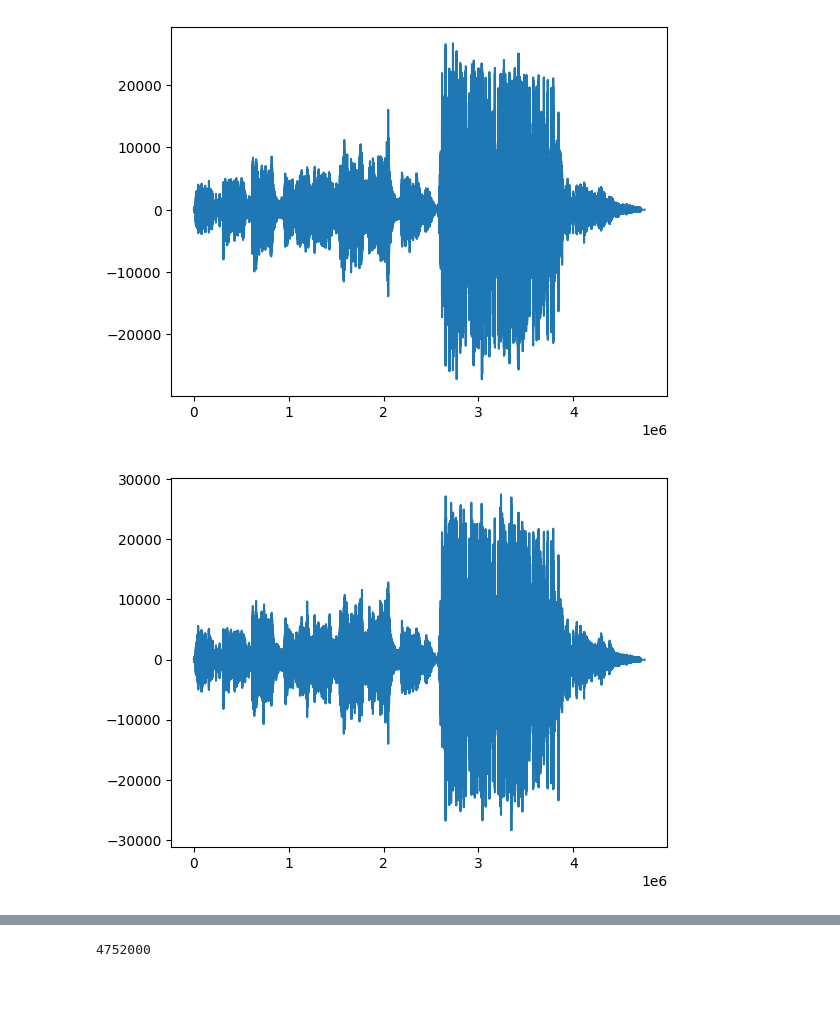
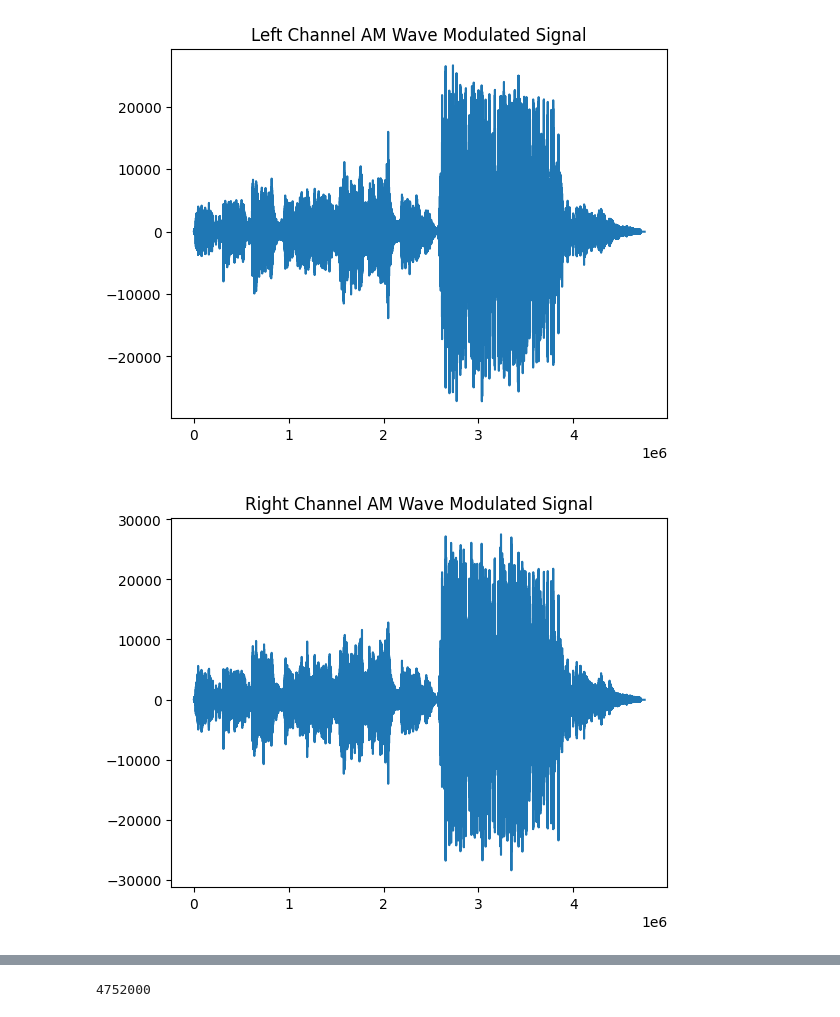
Before and after one commit to YFC0254/Up-Load, a Jupyter notebook: 通信原理/思考题1.ipynb, the cells around one changed output, grey strips where cells are left out. Saved outputs shown, nothing was run; the diff lists cells and outputs as text; code cells hidden in the pictures; blank space fills up the shorter version.

```diff
--- a/通信原理/思考题1.ipynb
+++ b/通信原理/思考题1.ipynb
@@ -29,16 +49,21 @@ carrier_freq=sample_rate*2#载波频率
 # %%
-carrier = np.cos(2.0 * np.pi * carrier_freq * time)#产生载波信号
+#产生载波信号
+carrier = np.cos(2.0 * np.pi * carrier_freq * time)
 modulated_data = np.empty_like(data)
+
+# 左右声道调制
 modulated_left=modulated_data[:, 0] = carrier * data[:, 0]#左声道调制
 modulated_right=modulated_data[:, 1] = carrier * data[:, 1]#右声道调制
 plt.figure("左声道AM波调制信号")
+plt.title("Left Channel AM Wave Modulated Signal")
 plt.plot(np.arange(len(modulated_left)),modulated_left)
 plt.figure("右声道AM波调制信号")
+plt.title("Right Channel AM Wave Modulated Signal")
 plt.plot(np.arange(len(modulated_right)),modulated_right)
 plt.show()
 # %% [output]
-[figure, old version]
+[figure, new version]
-[figure, old version]
+[figure, new version]
 # %%
 # 接下来对AM信号进行解调
 # 生成解调信号
```
Also changed, not shown: parts of 4 cells of this notebook.
